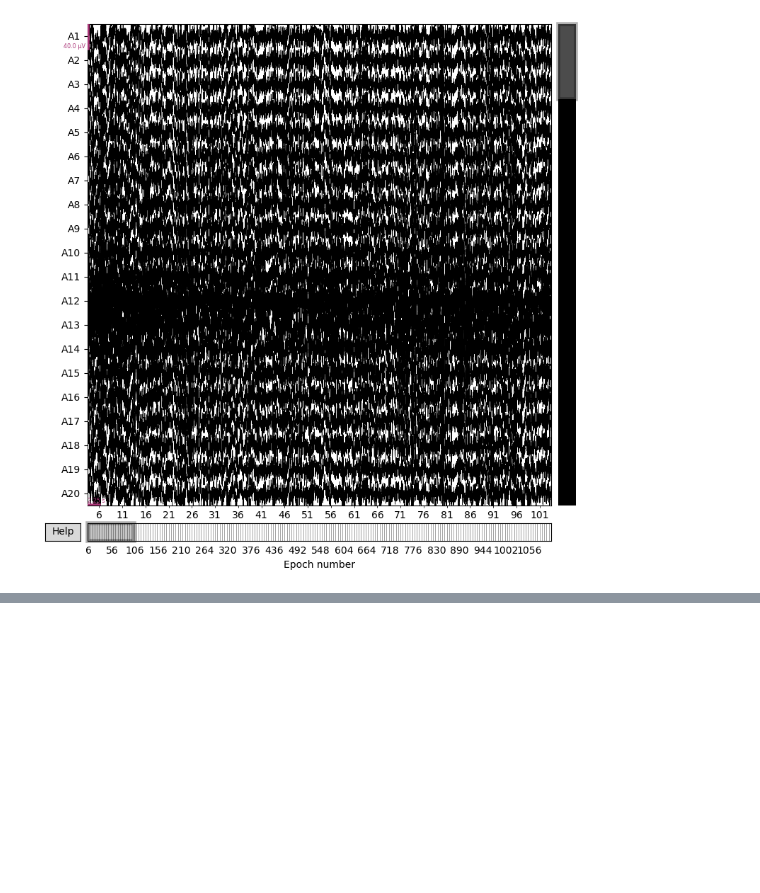
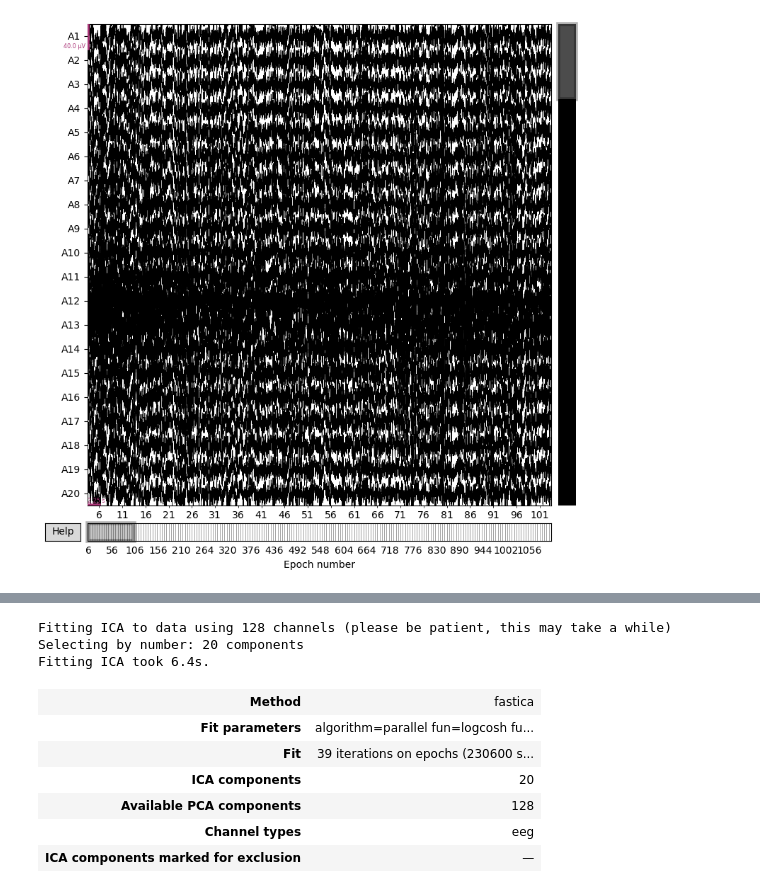
Before and after one commit to nerveinvader/MNE-Learning, a Jupyter notebook: MNE-intent-speech/dataloader.ipynb, the cells around one changed output, grey strips where cells are left out. Saved outputs shown, nothing was run; the diff lists cells and outputs as text; code cells hidden in the pictures; blank space fills up the shorter version.

```diff
--- a/MNE-intent-speech/dataloader.ipynb
+++ b/MNE-intent-speech/dataloader.ipynb
@@ -166,8 +167,9 @@ Using matplotlib as 2D backend.
 [figure]
 [figure]
 # %%
-ica = mne.preprocessing.ICA(n_components=20, random_state=0)
-ica.fit(sample_fif.copy().filter(LOW_CUT, HIH_CUT))
+# ICA for occular and cardiac artifacts
+ica = mne.preprocessing.ICA(n_components=20, random_state=42)
+eeg_fif = sample_fif.copy().filter(l_freq=LOW_CUT, h_freq=HIH_CUT, fir_design='firwin')
 # %% [output]
 Setting up band-pass filter from 0.5 - 1e+02 Hz
 
@@ -210,0 +203,13 @@ Fitting ICA took 16.7s.
+# %%
+ica.fit(eeg_fif)
+# %% [output]
+Fitting ICA to data using 128 channels (please be patient, this may take a while)
+Selecting by number: 20 components
+Fitting ICA took 6.4s.
+| Method | fastica |
+| Fit parameters | algorithm=parallel fun=logcosh fu... |
+| Fit | 39 iterations on epochs (230600 s... |
+| ICA components | 20 |
+| Available PCA components | 128 |
+| Channel types | eeg |
+| ICA components marked for exclusion | — |
```
Also changed, not shown: parts of 2 cells of this notebook.
